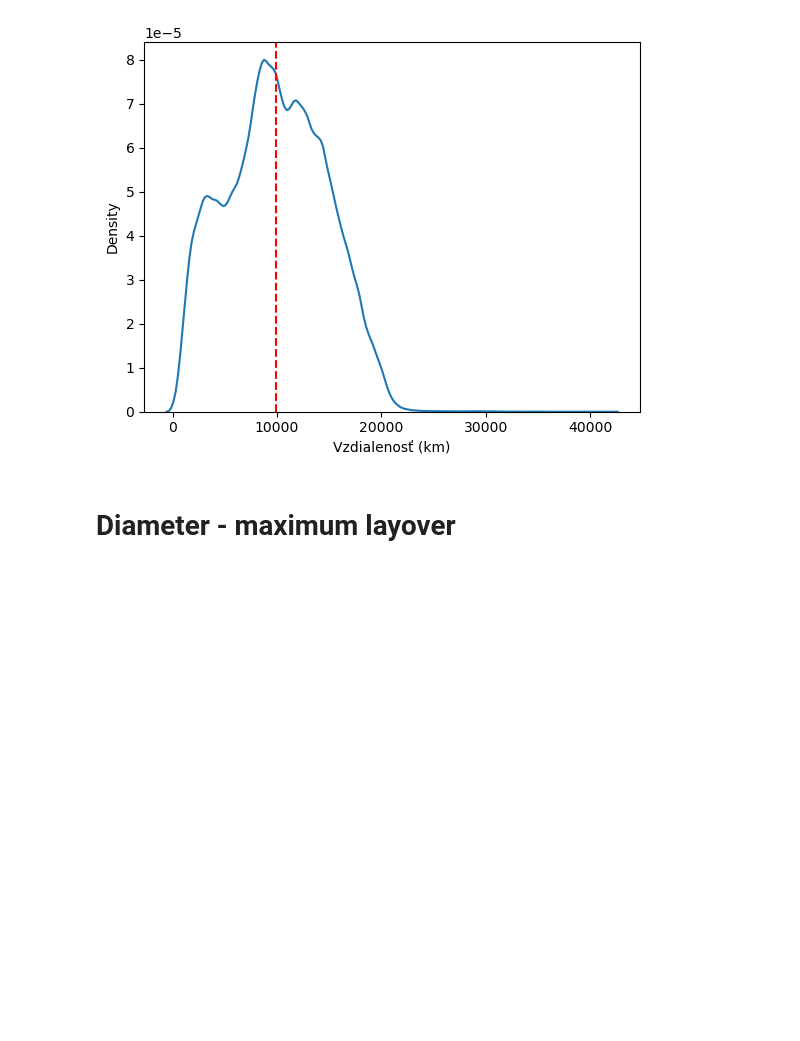
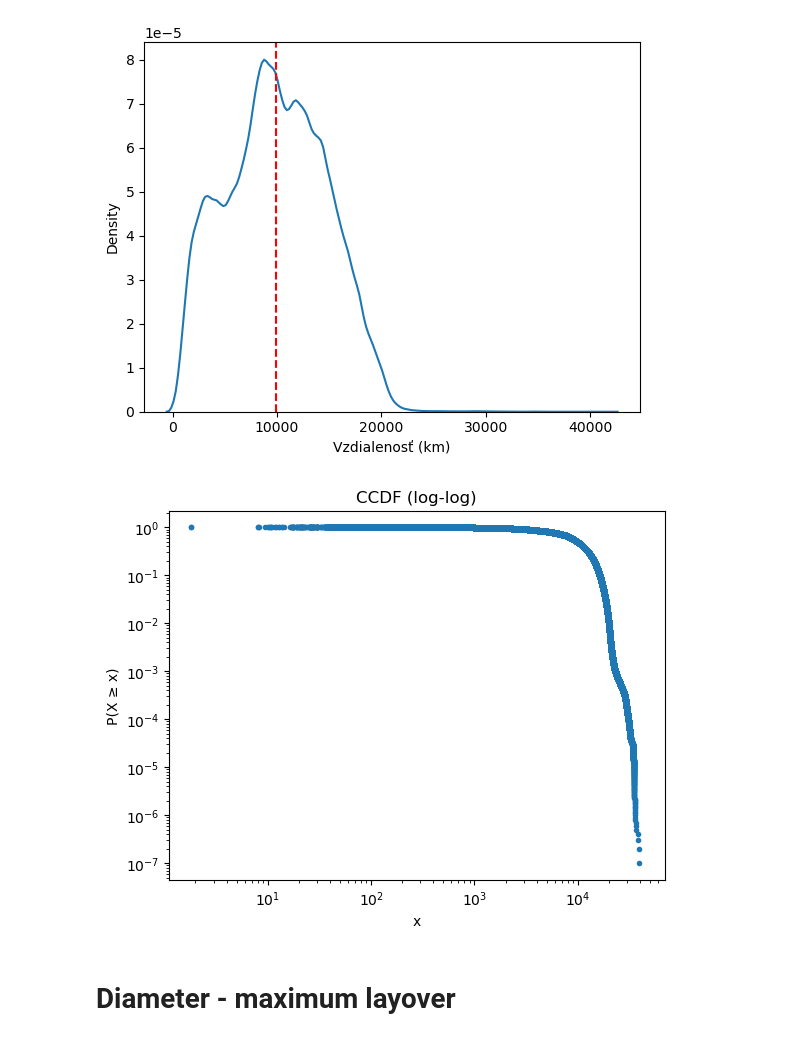
Before and after one commit to sugy-w/Veda-o-sietach-Projekt-JPD-, a Jupyter notebook: distance analysis/distance_matrix.ipynb, the cells around one changed output. Drawn from its saved outputs; the diff is of its cells as text; code cells hidden in the pictures; blank space fills up the shorter version.

Commit message:
Testing of power-law in context of layover + distance analyses

```diff
--- a/distance analysis/distance_matrix.ipynb
+++ b/distance analysis/distance_matrix.ipynb
@@ -64,6 +64,22 @@ plt.axvline(np.mean(layover_values), linestyle="dashed", color="red")
 plt.show()
 # %% [output]
 [figure]
+# %%
+# zoradenie
+x = np.sort(layover_values)
+n = len(x)
+
+# CCDF: P(X >= x) -> Ukazuje sa, že power law nie je zrovna kandidát :(
+ccdf = 1.0 - np.arange(1, n+1) / n
+
+plt.figure()
+plt.loglog(x, ccdf, marker='.', linestyle='none')
+plt.xlabel('x')
+plt.ylabel('P(X ≥ x)')
+plt.title('CCDF (log-log)')
+plt.show()
+# %% [output]
+[figure, added]
 # %% [markdown]
 # Diameter - maximum layover
 # %%
```
Also changed, not shown: 3 other files.
